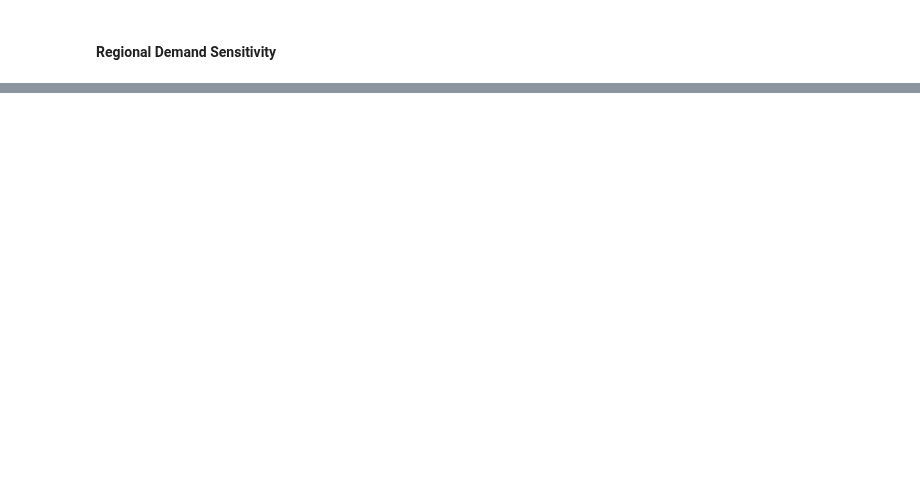
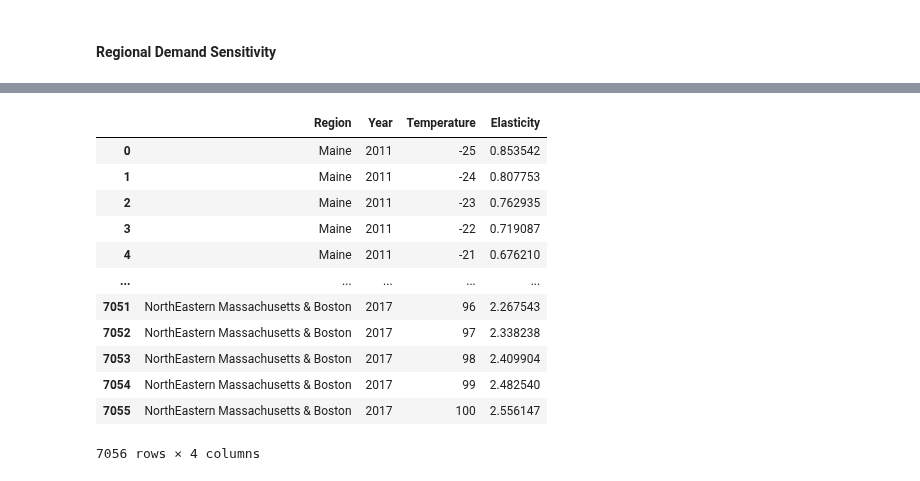
Before and after one commit to kevivuu/ECON323-project, a Jupyter notebook: Final Project.ipynb, the cells around one changed output, grey strips where cells are left out. Saved outputs shown, nothing was run; the diff lists cells and outputs as text; code cells hidden in the pictures; blank space fills up the shorter version.

```diff
--- a/Final Project.ipynb
+++ b/Final Project.ipynb
@@ -459,0 +480,12 @@ plt.show()
+# %%
+# Log the demand and create temperature squared term
+big_state_df['Temperature_sq'] = big_state_df['Temperature'] ** 2
+
+# Run the regression with interaction terms and squared temperature
+quad_model = smf.ols(
+    formula="np.log(Demand) ~ Temperature + Temperature_sq + C(Region) + C(Year) + nat_gas_price + Temperature:C(Region):C(Year)",
+    data=big_state_df
+).fit()
+
+# View the summary of the regression model
+print(quad_model.summary())
@@ -459,0 +520,47 @@ plt.show()
+# %%
+def calculate_elasticity(region, year, temp, model):
+    # Extract the coefficients for the specific terms
+    beta_1 = model.params['Temperature']
+    beta_2 = model.params['Temperature_sq']
+
+    # Calculate the interaction terms
+    beta_6 = model.params.get(f'Temperature:C(Region)[T.{region}]:C(Year)[{year}]', 0)
+
+    # First derivative of log(Demand) w.r.t. Temperature (Elasticity)
+    elasticity = (beta_1 + 2 * beta_2 * temp + beta_6) * temp
+
+    return elasticity
+# %%
+# List to store results
+elasticities = []
+years = range(2011, 2018)  # Years from 2011 to 2017
+
+# Temperature range for elasticity calculation
+temperature_range = np.arange(-25, 101)
+
+# Loop through the temperature range and years
+for state in state_names_full[1:]:
+    for year in years:
+        for temp in temperature_range:
+            elasticity = calculate_elasticity(state, str(year), temp, quad_model)
+            elasticities.append({'Region': state, 'Year': year, 'Temperature': temp, 'Elasticity': elasticity})
+
+# Create a DataFrame with temperature, year, and elasticity values
+elasticity_df = pd.DataFrame(elasticities)
+
+# View the DataFrame
+elasticity_df
+# %% [output]
+|  | Region | Year | Temperature | Elasticity |
+| 0 | Maine | 2011 | -25 | 0.853542 |
+| 1 | Maine | 2011 | -24 | 0.807753 |
+| 2 | Maine | 2011 | -23 | 0.762935 |
+| 3 | Maine | 2011 | -22 | 0.719087 |
+| 4 | Maine | 2011 | -21 | 0.676210 |
+| ... | ... | ... | ... | ... |
+| 7051 | NorthEastern Massachusetts & Boston | 2017 | 96 | 2.267543 |
+| 7052 | NorthEastern Massachusetts & Boston | 2017 | 97 | 2.338238 |
+| 7053 | NorthEastern Massachusetts & Boston | 2017 | 98 | 2.409904 |
+| 7054 | NorthEastern Massachusetts & Boston | 2017 | 99 | 2.482540 |
+| 7055 | NorthEastern Massachusetts & Boston | 2017 | 100 | 2.556147 |
+7056 rows × 4 columns
```
Also changed, not shown: parts of 11 cells of this notebook.
